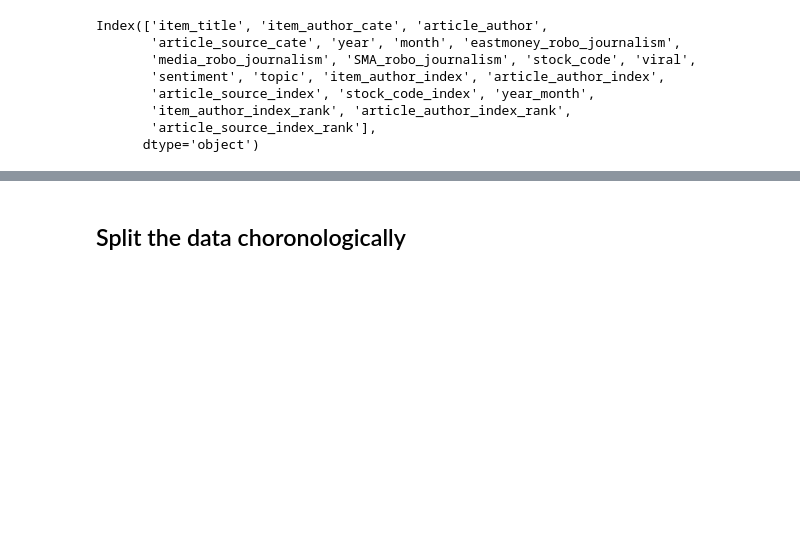
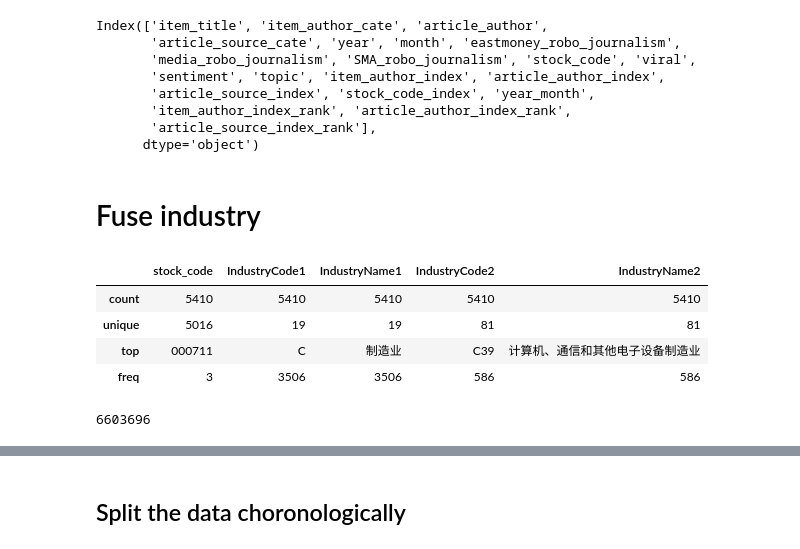
Before and after one commit to tt2615/Vitality-Project, a Jupyter notebook: data_preprocess_v3.ipynb, the cells around one changed output, grey strips where cells are left out. Cells and saved outputs as stored; diff of their text form; code cells hidden in the pictures; blank space fills up the shorter version.

Commit message:
prepare for merge

```diff
--- a/data_preprocess_v3.ipynb
+++ b/data_preprocess_v3.ipynb
@@ -271,3 +271,5 @@ data = adj_data_with_rank[['item_title', 'item_author_cate', 'article_author',
        'article_source_index_rank']]
 # %%
 data.to_csv('./data/eastmoney_ranked.csv', index=False)
+# %% [markdown]
+# Fuse industry
@@ -273,0 +279,12 @@ data.to_csv('./data/eastmoney_ranked.csv', index=False)
+# %%
+ind_data = pyreadr.read_r('./data/industry_csrc2012_matched.RData')
+# print(data.keys())
+ind_data = ind_data["industry_csrc2012_matched"]
+# %%
+ind_data.describe(include='all')
+# %% [output]
+|  | stock_code | IndustryCode1 | IndustryName1 | IndustryCode2 | IndustryName2 |
+| count | 5410 | 5410 | 5410 | 5410 | 5410 |
+| unique | 5016 | 19 | 19 | 81 | 81 |
+| top | 000711 | C | 制造业 | C39 | 计算机、通信和其他电子设备制造业 |
+| freq | 3 | 3506 | 3506 | 586 | 586 |
@@ -273,0 +299,4 @@ data.to_csv('./data/eastmoney_ranked.csv', index=False)
+# %%
+len(merged_data)
+# %% [output]
+6603696
```
Also changed, not shown: parts of 23 cells of this notebook, 3 other files.
